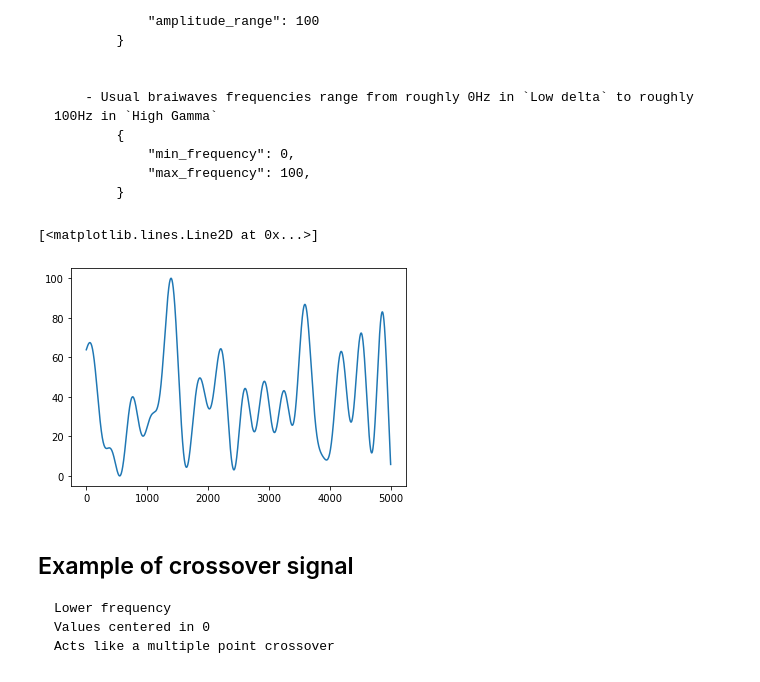
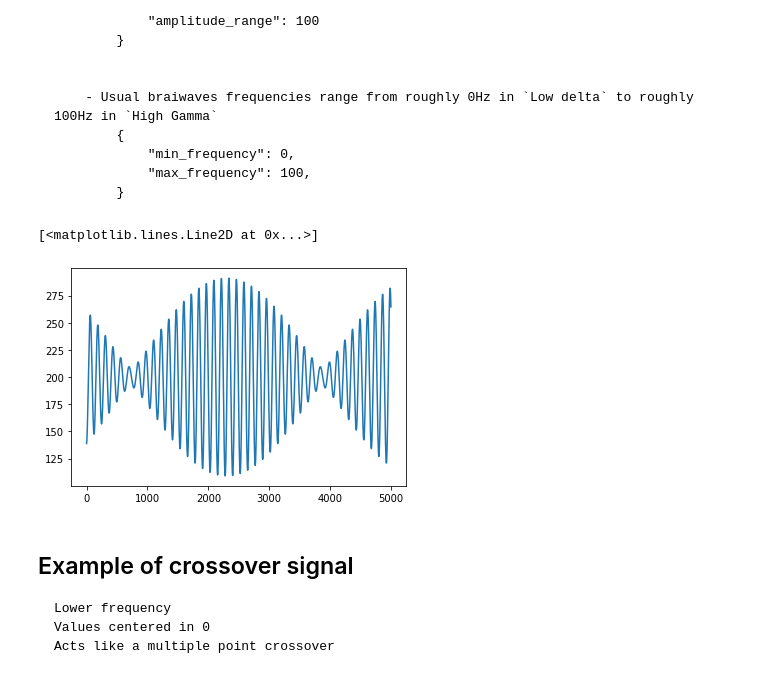
Before and after one commit to alexandru-dochian/evolutionary_algorithms, a Jupyter notebook: Signals.ipynb, the cells around one changed output. Saved outputs shown, nothing was run; the diff lists cells and outputs as text; code cells hidden in the pictures.

````diff
--- a/Signals.ipynb
+++ b/Signals.ipynb
@@ -20,20 +20,20 @@ About brain waves:
 # %%
 from matplotlib import pyplot
 from evoman_wrapper.utils.ComputationUtils import ComputationUtils
 
 mutation_signal_config = {
-        "number_of_sine_functions": 10,
-        "min_frequency": 0,
-        "max_frequency": 100,
+        "number_of_sine_functions": 4,
+        "min_frequency": 50,
+        "max_frequency": 55,
         "min_amplitude": 0,
         "amplitude_range": 100
 }
 
 signal = ComputationUtils.generate_signal(mutation_signal_config, 5000)
 pyplot.plot(signal)
 # %% [output]
 [<matplotlib.lines.Line2D at 0x...>]
-[figure, old version]
+[figure, new version]
 # %% [markdown]
 ## Example of crossover signal
 ```
````
Also changed, not shown: 10 other files.
